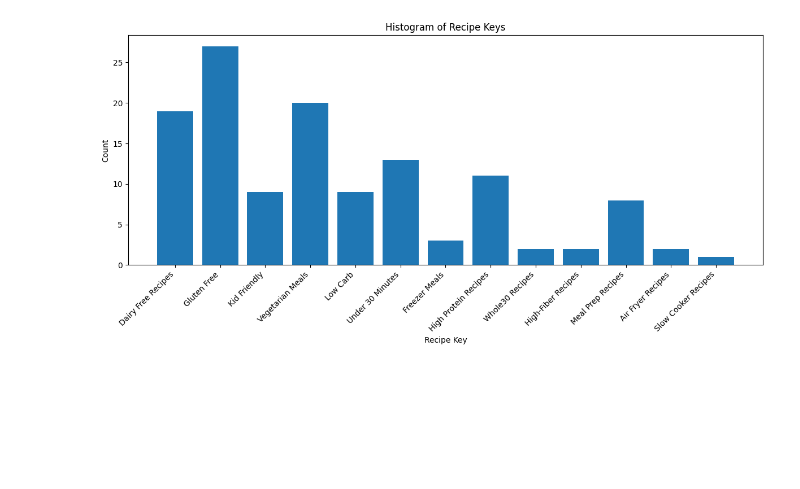
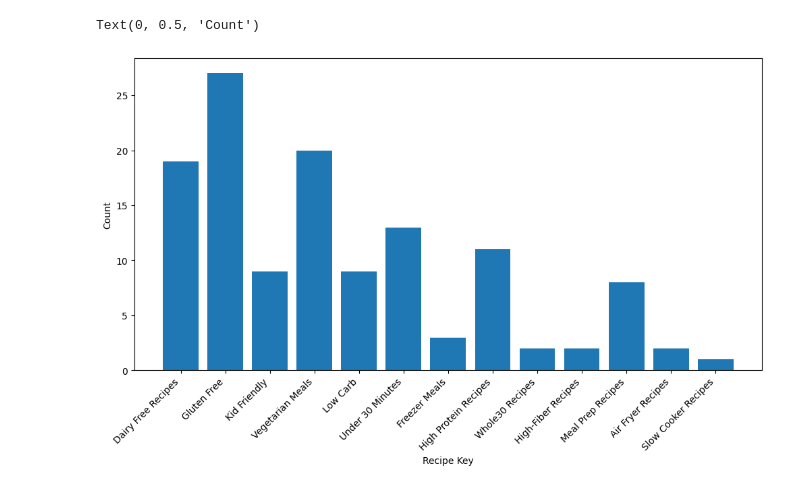
Before and after one commit to simulate111/Data-Science_2024, a Jupyter notebook: Mini Project 1 – What should I cook tonight.ipynb, the cells around one changed output. Drawn from its saved outputs; the diff is of its cells as text; code cells hidden in the pictures; blank space fills up the shorter version.

```diff
--- a/Mini Project 1 – What should I cook tonight.ipynb
+++ b/Mini Project 1 – What should I cook tonight.ipynb
@@ -125,3 +76,3 @@ def scrape_skinnytaste_pages(start_page, end_page):
 # %%
-# Scrape the first 5 pages
-recipes = scrape_skinnytaste_pages(1, 2)
+# Scrape the first xx pages
+recipes = scrapes(1, 1)
@@ -154,21 +100,13 @@ display(df)
 # %%
-# Flatten the Recipe Keys into a single list
 all_recipe_keys = [key for sublist in df['Recipe Keys'] for key in sublist]
-
-# Count the occurrences of each recipe key
 key_counts = Counter(all_recipe_keys)
-
-# Create a DataFrame from the key counts
 key_counts_df = pd.DataFrame(key_counts.items(), columns=['Recipe Key', 'Count'])
 
-# Plot the histogram
 plt.figure(figsize=(12, 6))
 plt.bar(key_counts_df['Recipe Key'], key_counts_df['Count'])
 plt.xticks(rotation=45, ha='right')
-plt.title('Histogram of Recipe Keys')
 plt.xlabel('Recipe Key')
 plt.ylabel('Count')
-plt.tight_layout()
-plt.show()
 # %% [output]
+Text(0, 0.5, 'Count')
-[figure, old version]
+[figure, new version]
```
Also changed, not shown: parts of 8 cells of this notebook.
